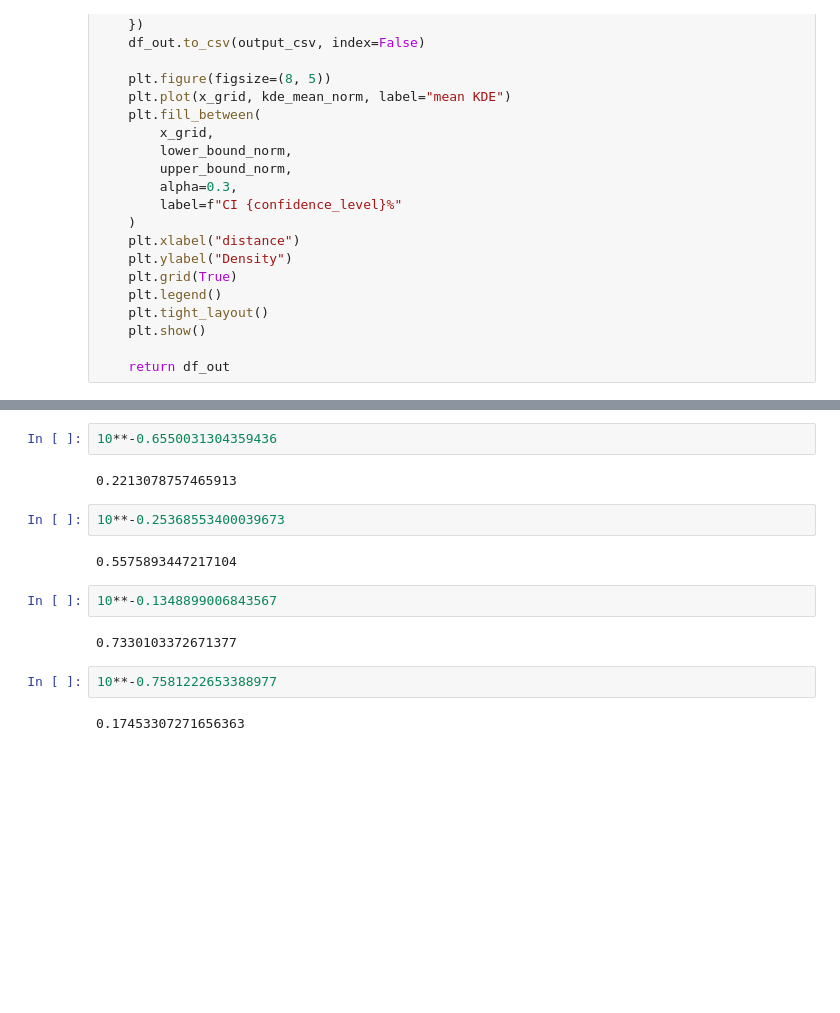
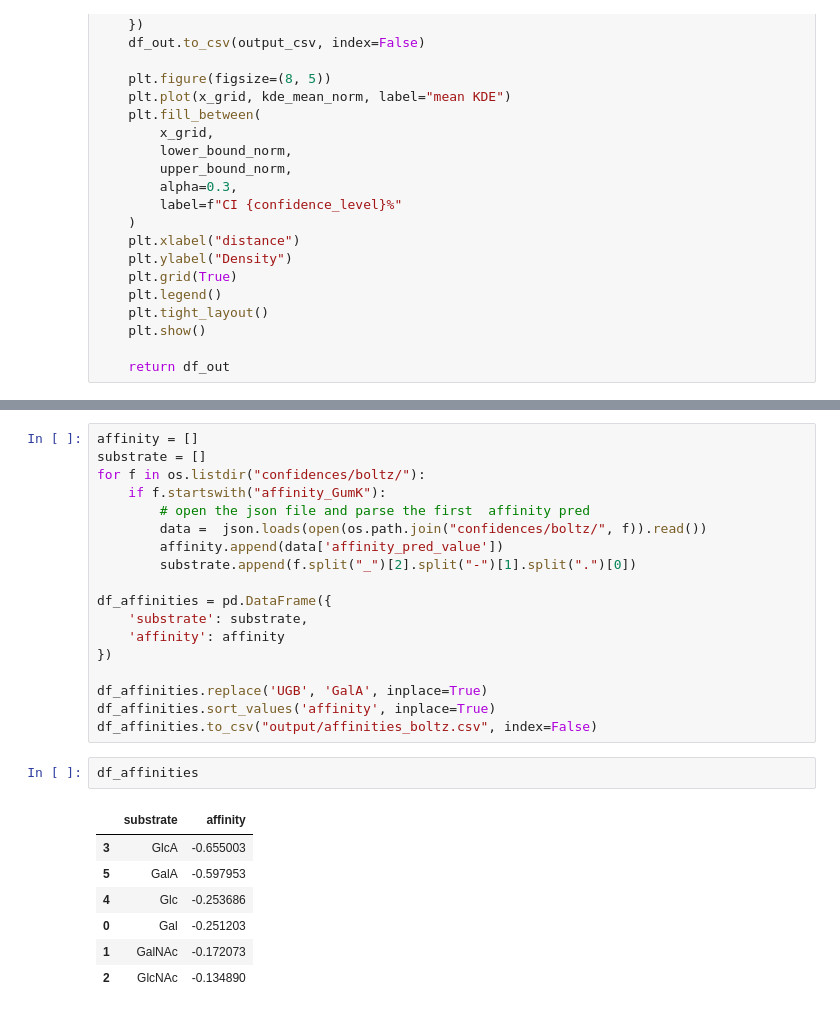
Before and after one commit to gcourtade/papers, a Jupyter notebook: 2026/GumK_GNINA/analysis/AF3_Boltz/analysis.ipynb, the cells around one changed output, grey strips where cells are left out. Saved outputs shown, nothing was run; the diff lists cells and outputs as text; blank space fills up the shorter version.

Commit message:
with boltz1

```diff
--- a/2026/GumK_GNINA/analysis/AF3_Boltz/analysis.ipynb
+++ b/2026/GumK_GNINA/analysis/AF3_Boltz/analysis.ipynb
@@ -173,16 +149,28 @@ first few values: [7.538394927978516, 7.320187568664551, 7.334264755249023, 7.41
-# %%
-10**-0.6550031304359436
-# %% [output]
-0.2213078757465913
-# %%
-10**-0.25368553400039673
-# %% [output]
-0.5575893447217104
-# %%
-10**-0.1348899006843567
-# %% [output]
-0.7330103372671377
-# %%
-10**-0.7581222653388977
-# %% [output]
-0.17453307271656363
+# %%
+affinity = []
+substrate = []
+for f in os.listdir("confidences/boltz/"):
+    if f.startswith("affinity_GumK"):
+        # open the json file and parse the first  affinity pred
+        data =  json.loads(open(os.path.join("confidences/boltz/", f)).read())
+        affinity.append(data['affinity_pred_value'])
+        substrate.append(f.split("_")[2].split("-")[1].split(".")[0])
+
+df_affinities = pd.DataFrame({
+    'substrate': substrate,
+    'affinity': affinity
+})
+
+df_affinities.replace('UGB', 'GalA', inplace=True)
+df_affinities.sort_values('affinity', inplace=True)
+df_affinities.to_csv("output/affinities_boltz.csv", index=False)
+# %%
+df_affinities
+# %% [output]
+|  | substrate | affinity |
+| 3 | GlcA | -0.655003 |
+| 5 | GalA | -0.597953 |
+| 4 | Glc | -0.253686 |
+| 0 | Gal | -0.251203 |
+| 1 | GalNAc | -0.172073 |
+| 2 | GlcNAc | -0.134890 |
```
Also changed, not shown: parts of 6 cells of this notebook, 25 other files.
